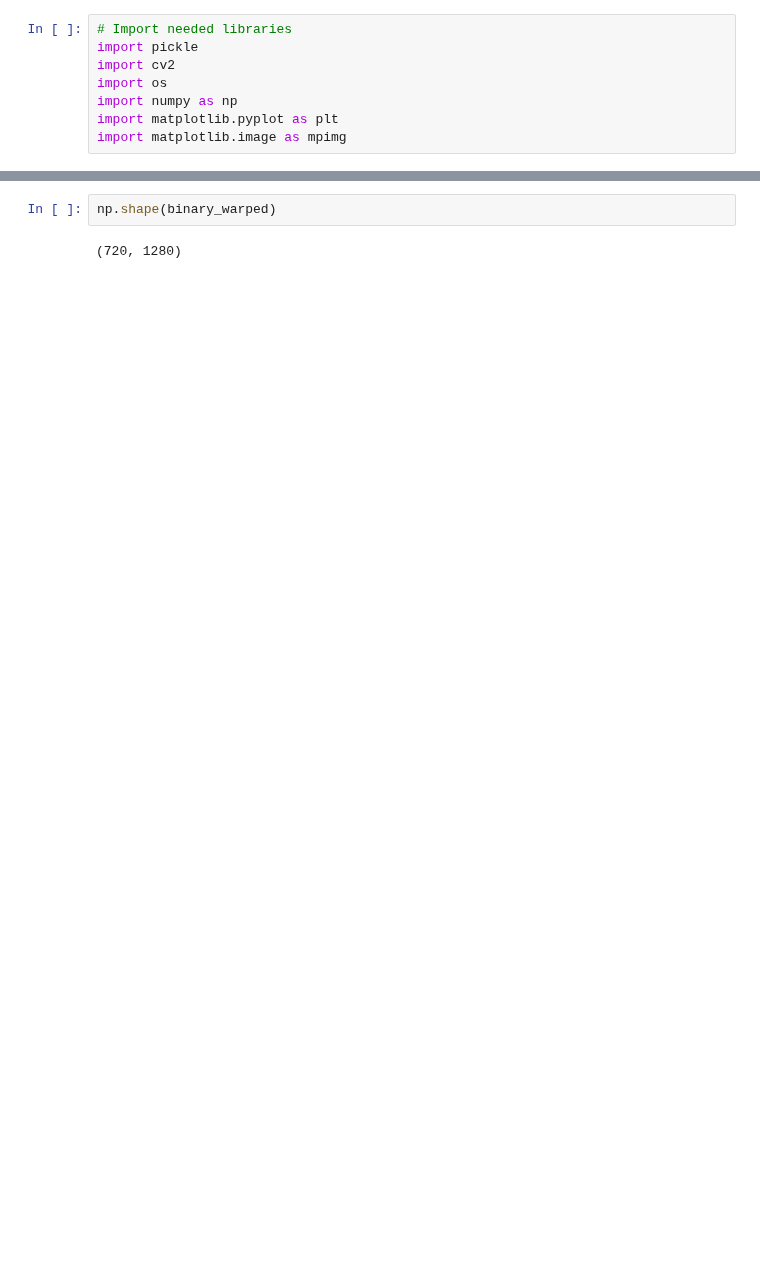
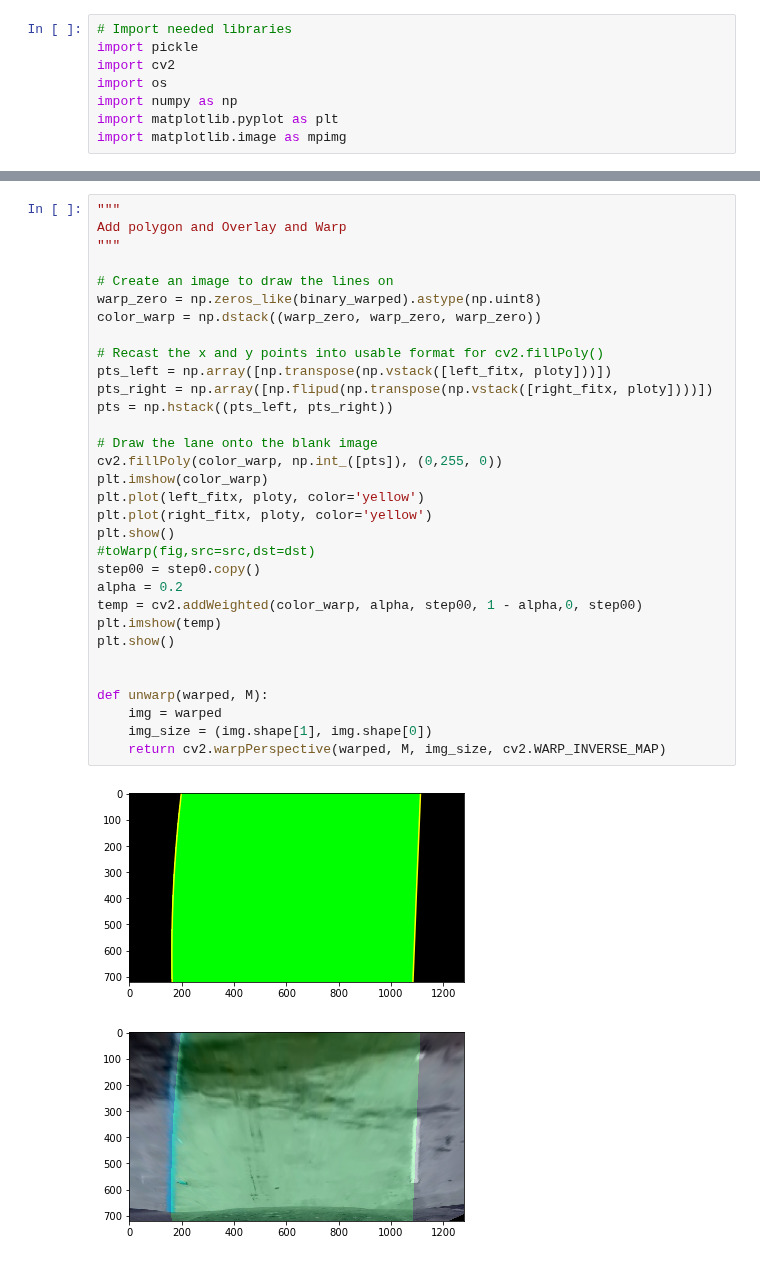
Before and after one commit to cipher982/HiFi-Lane-Tracking, a Jupyter notebook: main.ipynb, the cells around one changed output, grey strips where cells are left out. Drawn from its saved outputs; the diff is of its cells as text; blank space fills up the shorter version.

```diff
--- a/main.ipynb
+++ b/main.ipynb
@@ -360,4 +434,35 @@ TypeError: slice indices must be integers or None or have an __index__ method
-# %%
-np.shape(binary_warped)
-# %% [output]
-(720, 1280)
+# %%
+"""
+Add polygon and Overlay and Warp
+"""
+
+# Create an image to draw the lines on
+warp_zero = np.zeros_like(binary_warped).astype(np.uint8)
+color_warp = np.dstack((warp_zero, warp_zero, warp_zero))
+
+# Recast the x and y points into usable format for cv2.fillPoly()
+pts_left = np.array([np.transpose(np.vstack([left_fitx, ploty]))])
+pts_right = np.array([np.flipud(np.transpose(np.vstack([right_fitx, ploty])))])
+pts = np.hstack((pts_left, pts_right))
+
+# Draw the lane onto the blank image
+cv2.fillPoly(color_warp, np.int_([pts]), (0,255, 0))
+plt.imshow(color_warp)
+plt.plot(left_fitx, ploty, color='yellow')
+plt.plot(right_fitx, ploty, color='yellow')
+plt.show()
+#toWarp(fig,src=src,dst=dst)
+step00 = step0.copy()
+alpha = 0.2
+temp = cv2.addWeighted(color_warp, alpha, step00, 1 - alpha,0, step00)
+plt.imshow(temp)
+plt.show()
+
+
+def unwarp(warped, M):
+    img = warped
+    img_size = (img.shape[1], img.shape[0])
+    return cv2.warpPerspective(warped, M, img_size, cv2.WARP_INVERSE_MAP)
+# %% [output]
+[figure, added]
+[figure, added]
```
Also changed, not shown: parts of 6 cells of this notebook.
